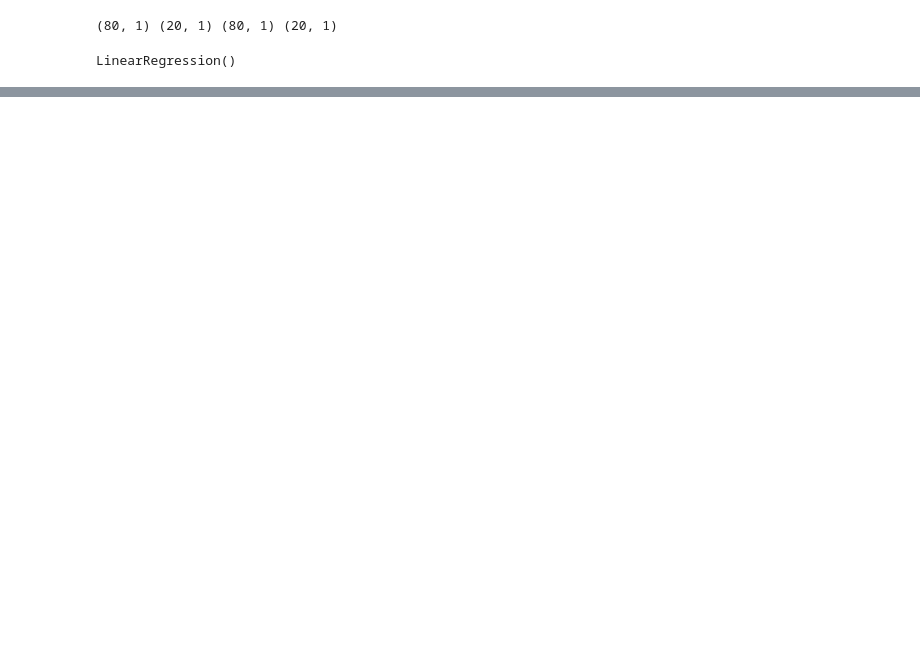
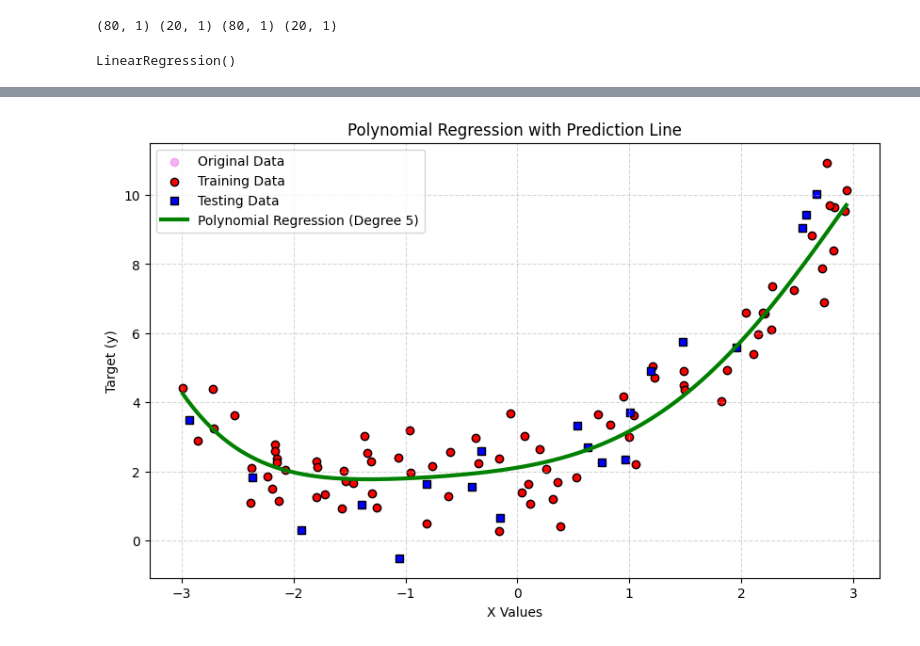
Before and after one commit to vinit-solanki/Machine-Learning-, a Jupyter notebook: myenv/Data Analytics/plr_01.ipynb, the cells around one changed output, grey strips where cells are left out. Saved outputs shown, nothing was run; the diff lists cells and outputs as text; code cells hidden in the pictures; blank space fills up the shorter version.

Commit message:
done with basic regression

```diff
--- a/myenv/Data Analytics/plr_01.ipynb
+++ b/myenv/Data Analytics/plr_01.ipynb
@@ -51,0 +77,47 @@ plt.plot(X, y, "b.")
+# %%
+from sklearn.pipeline import Pipeline
+def pipeline(X_train, y_train, X_test, y_test, degree):
+    poly = PolynomialFeatures(degree=degree)  # Polynomial transformation
+    lin_reg = LinearRegression()  # Linear regression model
+
+    # Create a pipeline (Polynomial Transformation + Linear Regression)
+    poly_reg = Pipeline([
+        ('poly', poly),
+        ('lin_reg', lin_reg)
+    ])
+
+    # Fit on training data
+    poly_reg.fit(X_train, y_train)
+
+    # Generate a smooth range of X values for the prediction line
+    X_range = np.linspace(X.min(), X.max(), 300).reshape(-1, 1)
+    y_pred = poly_reg.predict(X_range)  # Predict smooth line
+
+    # Plot
+    plt.figure(figsize=(10, 6))
+
+    # Plot Original Data
+    plt.scatter(X, y, color="violet", alpha=0.6, label="Original Data")
+
+    # Plot Training Data
+    plt.scatter(X_train, y_train, color="red", label="Training Data", marker='o', edgecolors='black')
+
+    # Plot Testing Data
+    plt.scatter(X_test, y_test, color="blue", label="Testing Data", marker='s', edgecolors='black')
+
+    # Plot Polynomial Regression Prediction Line
+    plt.plot(X_range, y_pred, color="green", linewidth=3, label=f"Polynomial Regression (Degree {degree})")
+
+    # Labels & Legends
+    plt.xlabel("X Values")
+    plt.ylabel("Target (y)")
+    plt.title("Polynomial Regression with Prediction Line")
+    plt.legend()
+    plt.grid(True, linestyle="--", alpha=0.5)
+
+    # Show plot
+    plt.show()
+# %%
+pipeline(X_train, y_train, X_test, y_test, degree=5)
+# %% [output]
+[figure, added]
```
Also changed, not shown: parts of 7 cells of this notebook, 1 other file.
